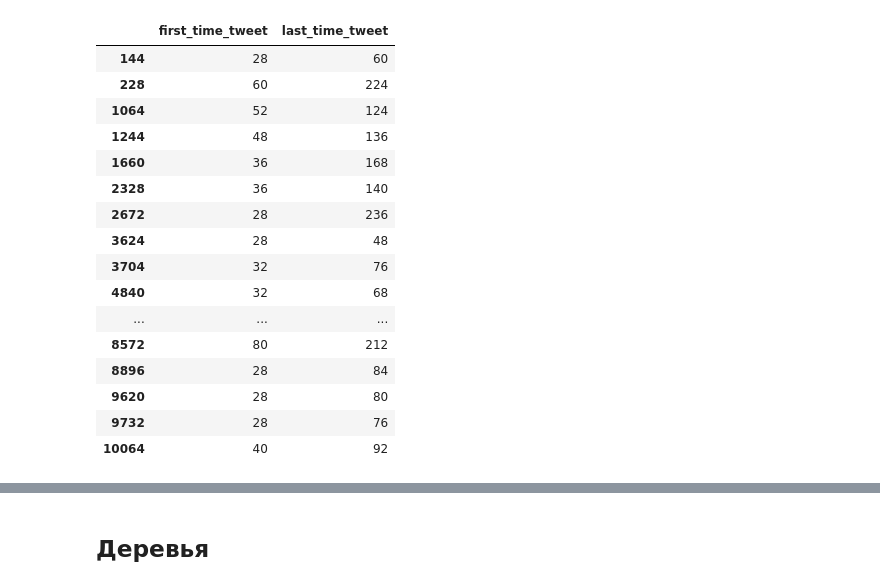
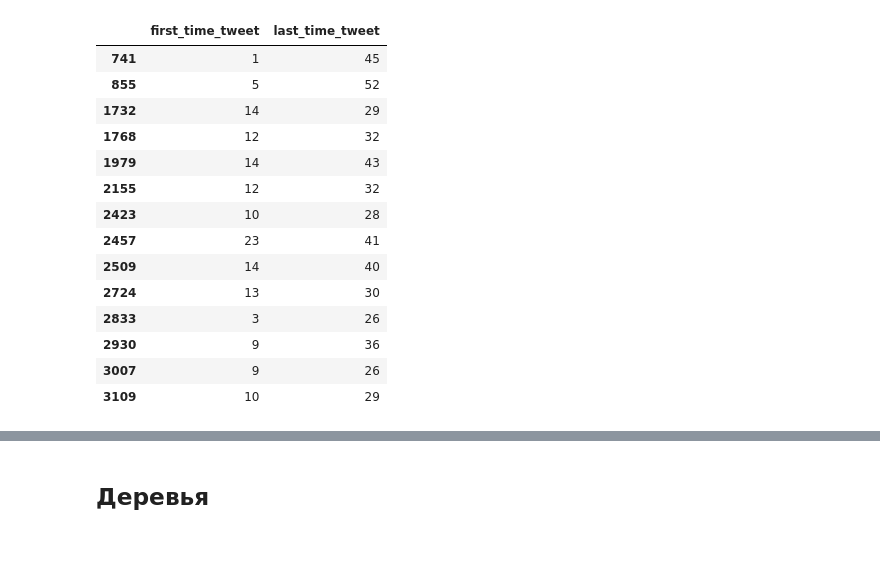
Before and after one commit to pashna/twitter_news_prediction, a Jupyter notebook: Learning.ipynb, the cells around one changed output, grey strips where cells are left out. Drawn from its saved outputs; the diff is of its cells as text; code cells hidden in the pictures; blank space fills up the shorter version.

```diff
--- a/Learning.ipynb
+++ b/Learning.ipynb
@@ -101,20 +108,18 @@ plt.rcParams.update({'font.size': 14})
 # %%
-df[df["first_time_tweet"]> 25][["first_time_tweet", "last_time_tweet"]]
+df[df["last_time_tweet"]> 25][["first_time_tweet", "last_time_tweet"]]
 # %% [output]
 |  | first_time_tweet | last_time_tweet |
-| 144 | 28 | 60 |
-| 228 | 60 | 224 |
-| 1064 | 52 | 124 |
-| 1244 | 48 | 136 |
-| 1660 | 36 | 168 |
-| 2328 | 36 | 140 |
-| 2672 | 28 | 236 |
-| 3624 | 28 | 48 |
-| 3704 | 32 | 76 |
-| 4840 | 32 | 68 |
-| ... | ... | ... |
-| 8572 | 80 | 212 |
-| 8896 | 28 | 84 |
-| 9620 | 28 | 80 |
-| 9732 | 28 | 76 |
-| 10064 | 40 | 92 |
+| 741 | 1 | 45 |
+| 855 | 5 | 52 |
+| 1732 | 14 | 29 |
+| 1768 | 12 | 32 |
+| 1979 | 14 | 43 |
+| 2155 | 12 | 32 |
+| 2423 | 10 | 28 |
+| 2457 | 23 | 41 |
+| 2509 | 14 | 40 |
+| 2724 | 13 | 30 |
+| 2833 | 3 | 26 |
+| 2930 | 9 | 36 |
+| 3007 | 9 | 26 |
+| 3109 | 10 | 29 |
```
Also changed, not shown: parts of 24 cells of this notebook, 6 other files.
